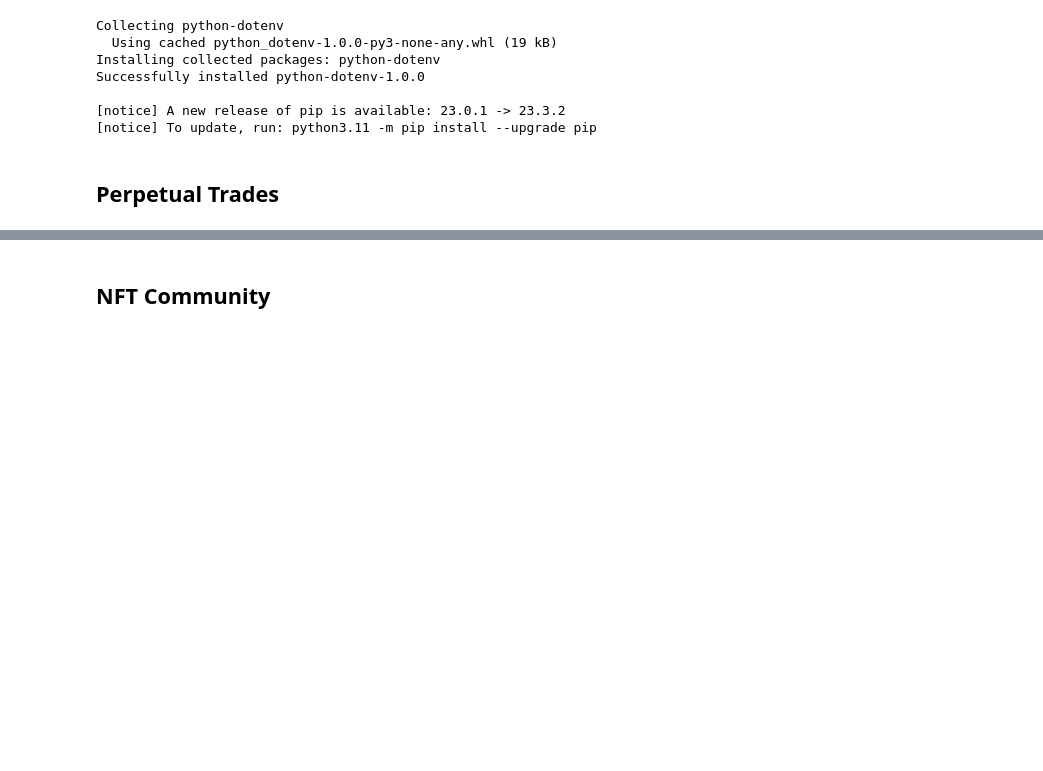
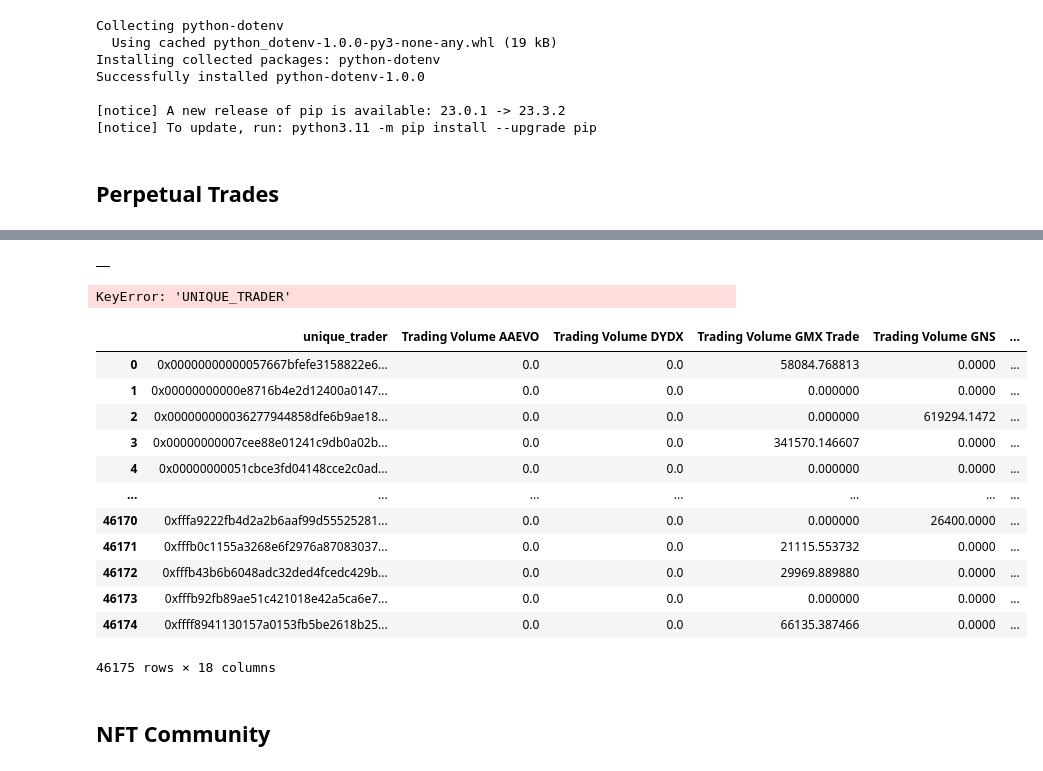
Before and after one commit to LimaRods/Wallet-Hunting--, a Jupyter notebook: pipeline.ipynb, the cells around one changed output, grey strips where cells are left out. Drawn from its saved outputs; the diff is of its cells as text; code cells hidden in the pictures; blank space fills up the shorter version.

```diff
--- a/pipeline.ipynb
+++ b/pipeline.ipynb
@@ -111,3 +112,34 @@ pivot_df
+# %%
+# Enrich perpetual traders table
+# retrieve trader adresses vs type(contract or wallet)
+url = "https://flipsidecrypto.xyz/api/v1/queries/1f6630a4-7d0c-4f70-a218-d603f5a094e9/data/latest"
+response = requests.get(url)
+data = response.json()
+df_contract= pd.DataFrame(data)
+display(df_contract)
+
+df_perp = pd.merge(pivot_df, df_contract, how = 'left', left_on = 'unique_trader', right_on = 'UNIQUE_TRADER')
+# %% [output]
+|  |
+KeyError: 'UNIQUE_TRADER'
+# %%
+df_perp = df_perp.drop(columns = ['UNIQUE_TRADER'])
+df_perp.to_excel("dataset/perpetual_dex.xlsx", index= False)
+df_perp
+# %% [output]
+|  | unique_trader | Trading Volume AAEVO | Trading Volume DYDX | Trading Volume GMX Trade | Trading Volume GNS | ... |
+| 0 | 0x00000000000057667bfefe3158822e6... | 0.0 | 0.0 | 58084.768813 | 0.0000 | ... |
+| 1 | 0x00000000000e8716b4e2d12400a0147... | 0.0 | 0.0 | 0.000000 | 0.0000 | ... |
+| 2 | 0x000000000036277944858dfe6b9ae18... | 0.0 | 0.0 | 0.000000 | 619294.1472 | ... |
+| 3 | 0x00000000007cee88e01241c9db0a02b... | 0.0 | 0.0 | 341570.146607 | 0.0000 | ... |
+| 4 | 0x00000000051cbce3fd04148cce2c0ad... | 0.0 | 0.0 | 0.000000 | 0.0000 | ... |
+| ... | ... | ... | ... | ... | ... | ... |
+| 46170 | 0xfffa9222fb4d2a2b6aaf99d55525281... | 0.0 | 0.0 | 0.000000 | 26400.0000 | ... |
+| 46171 | 0xfffb0c1155a3268e6f2976a87083037... | 0.0 | 0.0 | 21115.553732 | 0.0000 | ... |
+| 46172 | 0xfffb43b6b6048adc32ded4fcedc429b... | 0.0 | 0.0 | 29969.889880 | 0.0000 | ... |
+| 46173 | 0xfffb92fb89ae51c421018e42a5ca6e7... | 0.0 | 0.0 | 0.000000 | 0.0000 | ... |
+| 46174 | 0xffff8941130157a0153fb5be2618b25... | 0.0 | 0.0 | 66135.387466 | 0.0000 | ... |
+46175 rows × 18 columns
 # %% [markdown]
 ## NFT Community
 # %%
```
Also changed, not shown: parts of 17 cells of this notebook, 14 other files.
